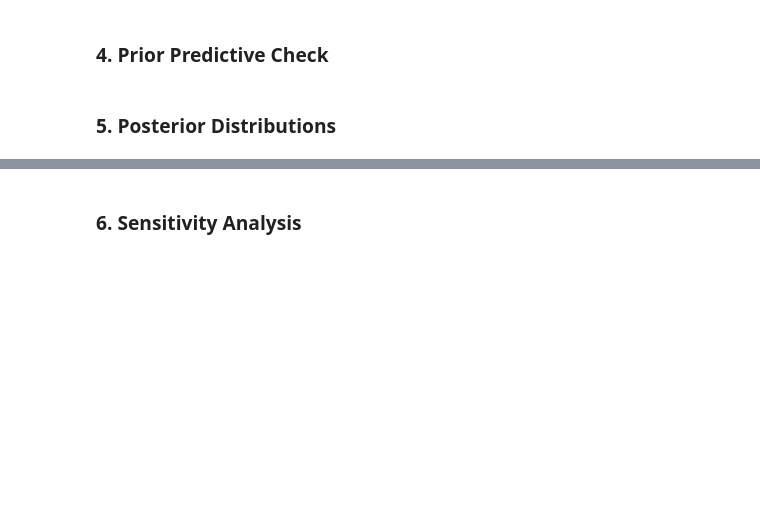
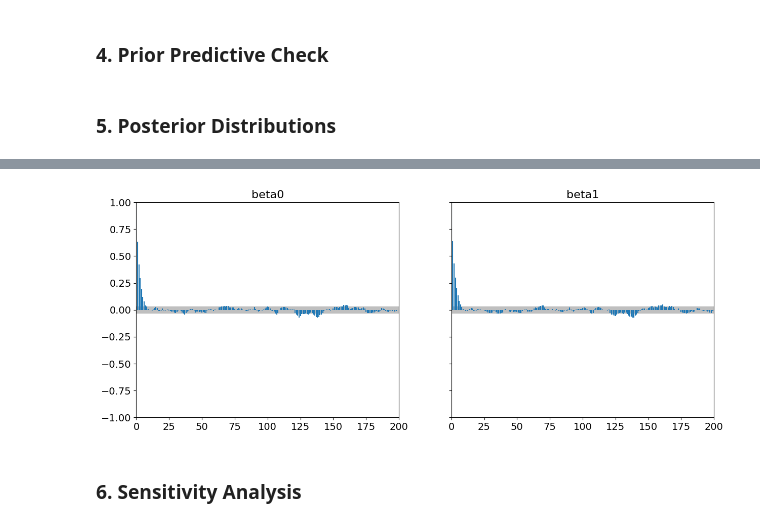
Before and after one commit to erobbtan/AST5731_PROJ2, a Jupyter notebook: Project2.ipynb, the cells around one changed output, grey strips where cells are left out. Drawn from its saved outputs; the diff is of its cells as text; code cells hidden in the pictures; blank space fills up the shorter version.

```diff
--- a/Project2.ipynb
+++ b/Project2.ipynb
@@ -148,6 +174,8 @@ az.plot_trace(trace,var_names=['beta0','beta1'],figsize=(10, 9))
 # %%
 # Auto Correlation Plots
-az.plot_autocorr(trace, var_names=['beta0','beta1'],combined=True, max_lag=200);
+az.plot_autocorr(idata, var_names=['beta0','beta1'],combined=True, max_lag=200);
+# %% [output]
+[figure, added]
 # %% [markdown]
 ### 6. Sensitivity Analysis
 # %% [markdown]
```
Also changed, not shown: parts of 8 cells of this notebook.
